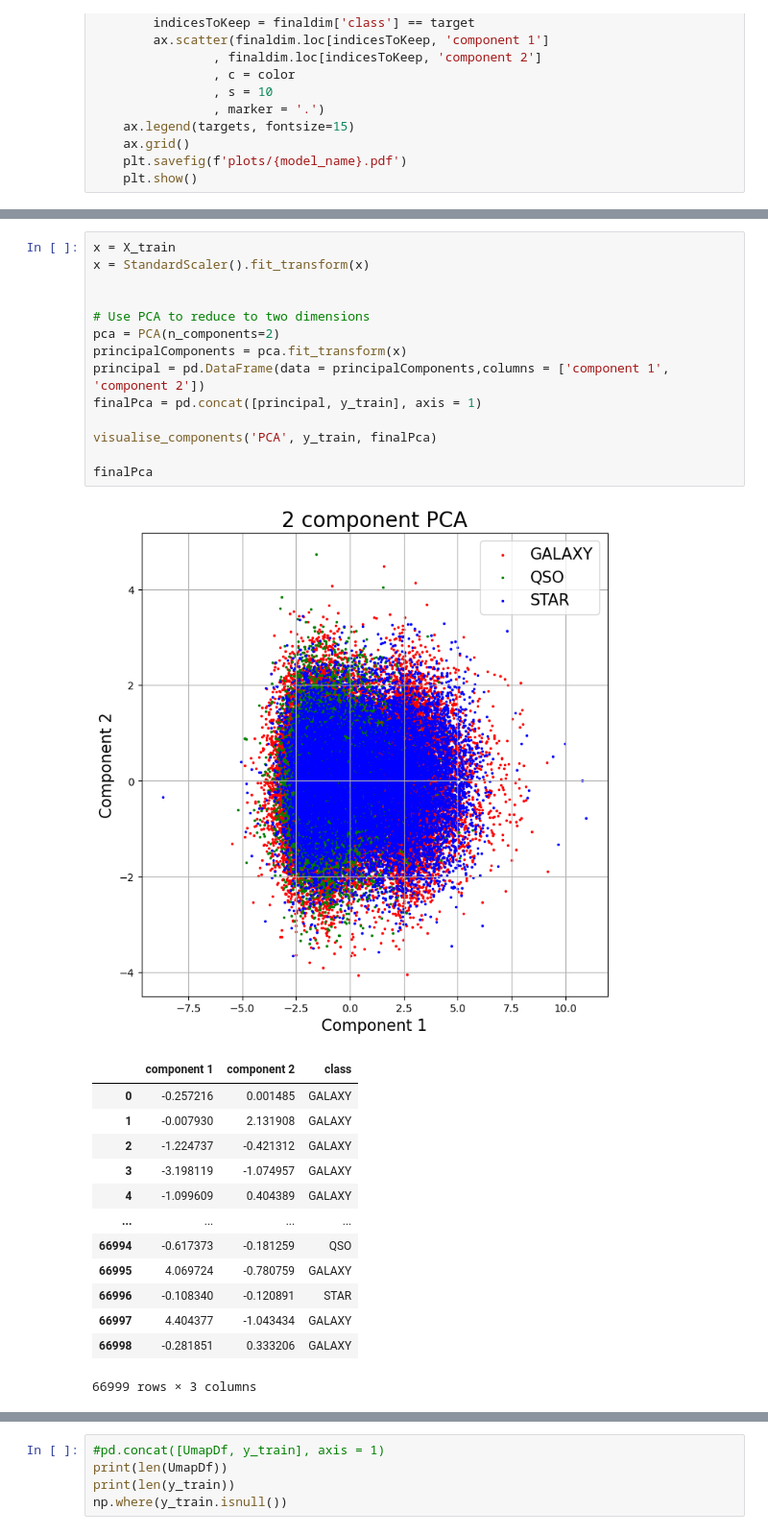
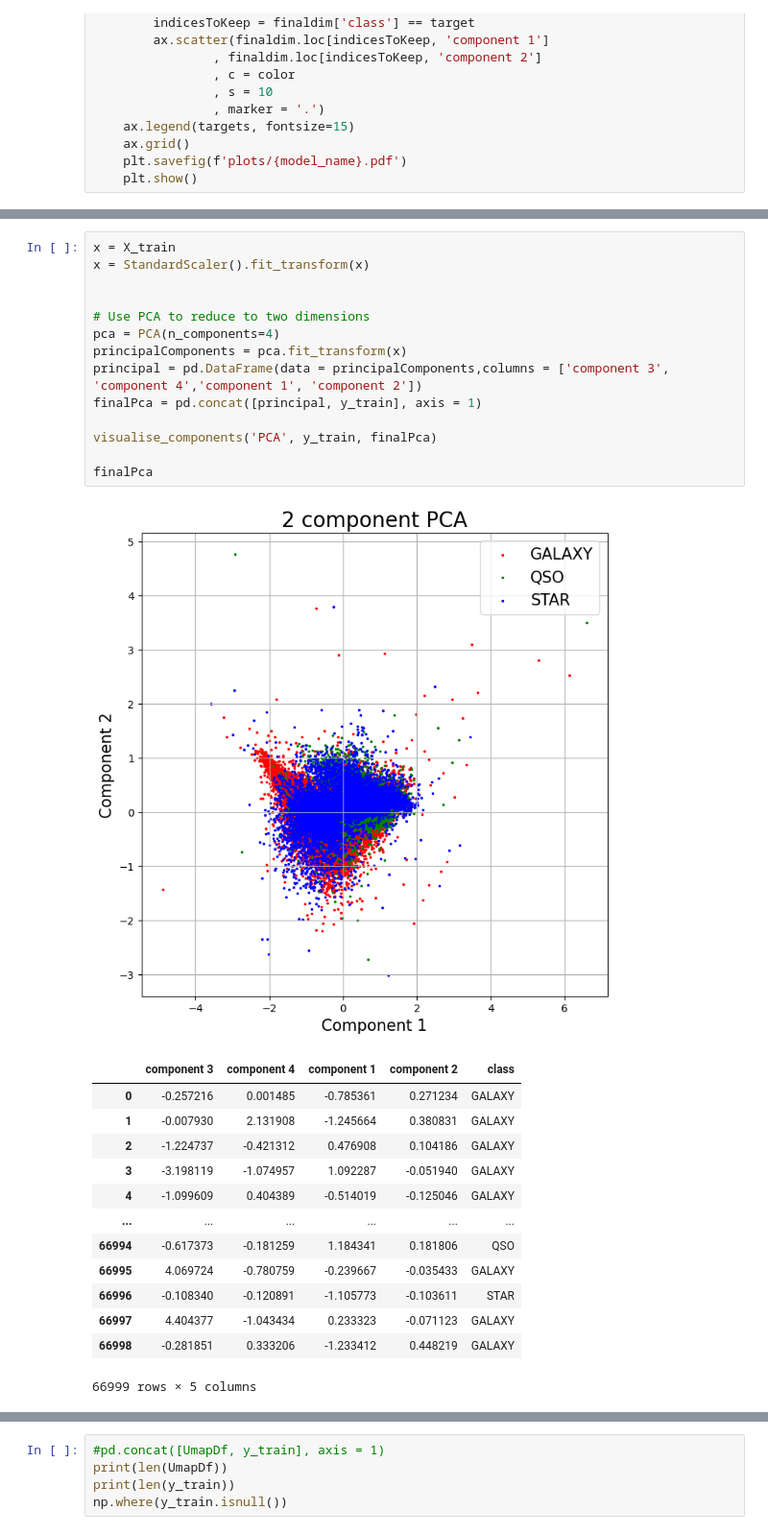
Before and after one commit to catieslaughts/IML_assignment2, a Jupyter notebook: Dimensionality.ipynb, the cells around one changed output, grey strips where cells are left out. Shown at 96% size. Saved outputs shown, nothing was run; the diff lists cells and outputs as text.

Commit message:
modified:   Dimensionality.ipynb 	modified:   plots/ICA.pdf 	modified:   plots/PCA.pdf 	modified:   plots/T-SNE.pdf 	modified:   plots/UMAP.pdf

```diff
--- a/Dimensionality.ipynb
+++ b/Dimensionality.ipynb
@@ -111,29 +95,29 @@ y_train
 # %%
 x = X_train
 x = StandardScaler().fit_transform(x)
 
 
 # Use PCA to reduce to two dimensions
-pca = PCA(n_components=2)
+pca = PCA(n_components=4)
 principalComponents = pca.fit_transform(x)
-principal = pd.DataFrame(data = principalComponents,columns = ['component 1', 'component 2'])
+principal = pd.DataFrame(data = principalComponents,columns = ['component 3', 'component 4','component 1', 'component 2'])
 finalPca = pd.concat([principal, y_train], axis = 1)
 
 visualise_components('PCA', y_train, finalPca)
 
 finalPca
 # %% [output]
-[figure, old version]
+[figure, new version]
-|  | component 1 | component 2 | class |
-| 0 | -0.257216 | 0.001485 | GALAXY |
-| 1 | -0.007930 | 2.131908 | GALAXY |
-| 2 | -1.224737 | -0.421312 | GALAXY |
-| 3 | -3.198119 | -1.074957 | GALAXY |
-| 4 | -1.099609 | 0.404389 | GALAXY |
-| ... | ... | ... | ... |
-| 66994 | -0.617373 | -0.181259 | QSO |
-| 66995 | 4.069724 | -0.780759 | GALAXY |
-| 66996 | -0.108340 | -0.120891 | STAR |
-| 66997 | 4.404377 | -1.043434 | GALAXY |
-| 66998 | -0.281851 | 0.333206 | GALAXY |
+|  | component 3 | component 4 | component 1 | component 2 | class |
+| 0 | -0.257216 | 0.001485 | -0.785361 | 0.271234 | GALAXY |
+| 1 | -0.007930 | 2.131908 | -1.245664 | 0.380831 | GALAXY |
+| 2 | -1.224737 | -0.421312 | 0.476908 | 0.104186 | GALAXY |
+| 3 | -3.198119 | -1.074957 | 1.092287 | -0.051940 | GALAXY |
+| 4 | -1.099609 | 0.404389 | -0.514019 | -0.125046 | GALAXY |
+| ... | ... | ... | ... | ... | ... |
+| 66994 | -0.617373 | -0.181259 | 1.184341 | 0.181806 | QSO |
+| 66995 | 4.069724 | -0.780759 | -0.239667 | -0.035433 | GALAXY |
+| 66996 | -0.108340 | -0.120891 | -1.105773 | -0.103611 | STAR |
+| 66997 | 4.404377 | -1.043434 | 0.233323 | -0.071123 | GALAXY |
+| 66998 | -0.281851 | 0.333206 | -1.233412 | 0.448219 | GALAXY |
-66999 rows × 3 columns
+66999 rows × 5 columns
```
Also changed, not shown: parts of 7 cells of this notebook, 4 other files.
